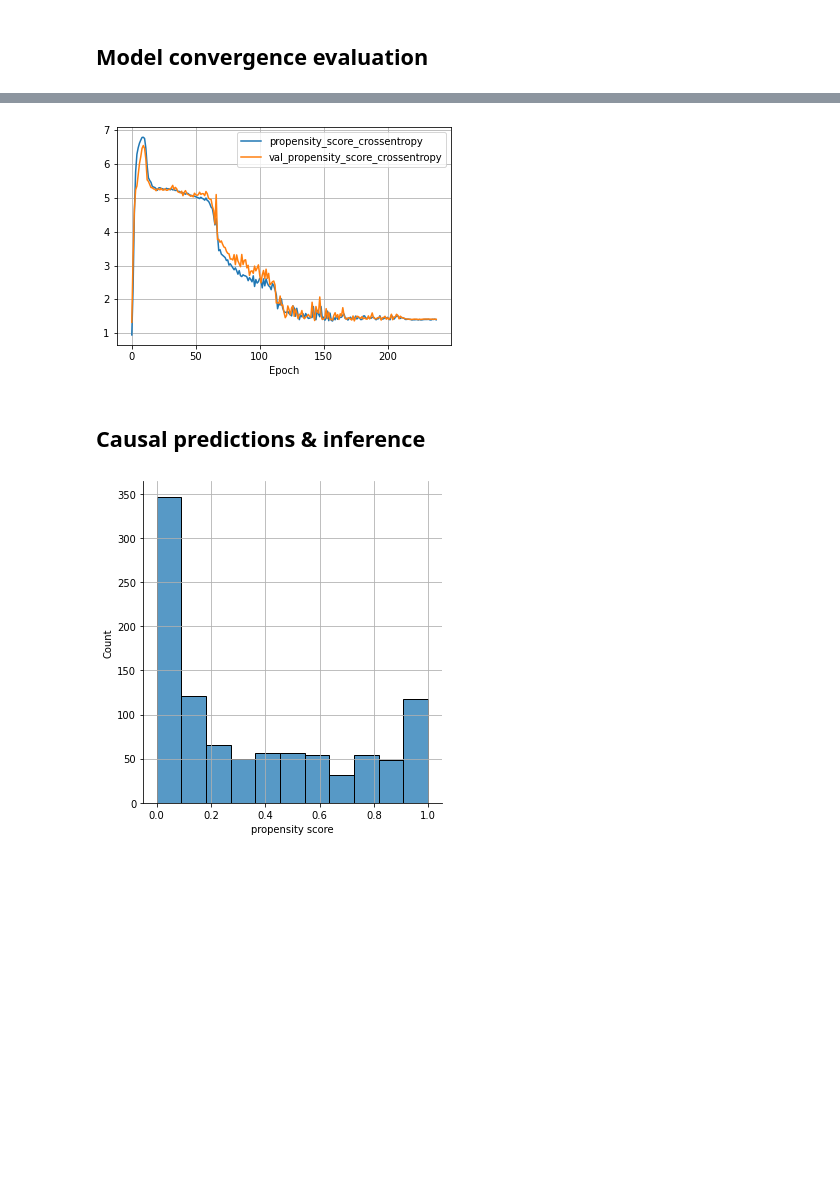
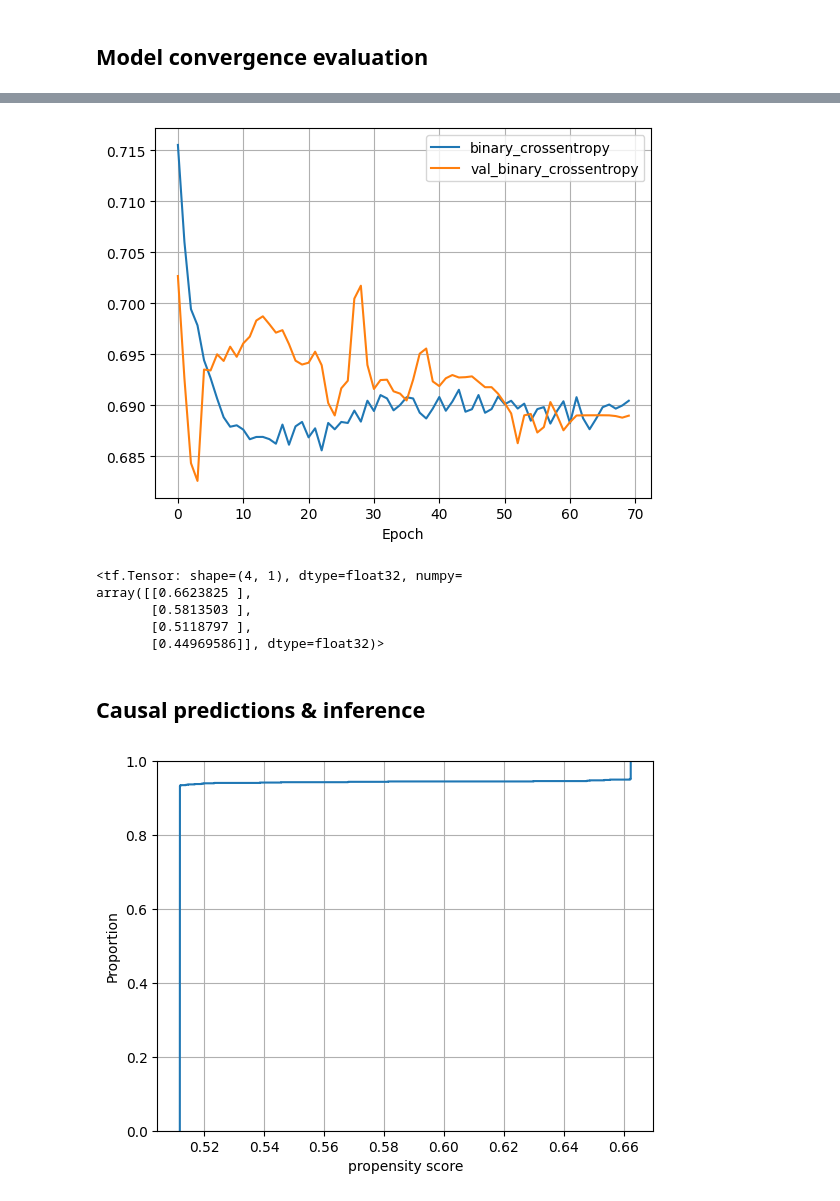
Before and after one commit to gmgeorg/pypsps, a Jupyter notebook: notebooks/pypsps_minimal_working_example.ipynb, the cells around one changed output, grey strips where cells are left out. Cells and saved outputs as stored; diff of their text form; code cells hidden in the pictures; blank space fills up the shorter version.

Commit message:
fix broadcasting and binary loss errors (#11)

```diff
--- a/notebooks/pypsps_minimal_working_example.ipynb
+++ b/notebooks/pypsps_minimal_working_example.ipynb
@@ -51,7 +40,9 @@ ks_data.naive_ate()
 # %%
 tf.random.set_seed(10)
 model = pypsps.keras.models.build_toy_model(
-    n_states=4, n_features=ks_data.n_features, compile=True, alpha=10.
+    n_states=4, n_features=ks_data.n_features, compile=True, alpha=10.,
+    learning_rate=0.02,
+    df_penalty_l1=10.
 )
 model.summary()
 # %% [output]
@@ -86,7 +89,7 @@ history = model.fit(inputs,
                     batch_size=64,
                     verbose=2,
                     validation_split=0.2,
-                    callbacks=pypsps.keras.models.recommended_callbacks(),
+                    callbacks=pypsps.keras.callbacks.recommended_callbacks(),
                    )
 # %% [output]
 Epoch 1/250
@@ -118,9 +137,17 @@ plt.grid()
 # %%
-pd.DataFrame(history.history)[["propensity_score_crossentropy", "val_propensity_score_crossentropy"]].plot()
+pd.DataFrame(history.history)[["binary_crossentropy", "val_binary_crossentropy"]].plot()
 plt.xlabel("Epoch")
 plt.grid()
 # %% [output]
-[figure, old version]
+[figure, new version]
+# %%
+model.layers[-2].state_conditional_means
+# %% [output]
+<tf.Tensor: shape=(4, 1), dtype=float32, numpy=
+array([[0.6623825 ],
+       [0.5813503 ],
+       [0.5118797 ],
+       [0.44969586]], dtype=float32)>
 # %% [markdown]
 ## Causal predictions & inference
 # %%
@@ -129,9 +158,9 @@ outcome_pred, const_scale, propensity_score, weights = pypsps.utils.split_y_pred
 # %%
-sns.displot(pd.Series(propensity_score.ravel()))
+sns.ecdfplot(pd.Series(propensity_score.ravel()))
 plt.xlabel("propensity score")
 plt.grid()
 # %% [output]
-[figure, old version]
+[figure, new version]
 # %%
 sns.heatmap(weights)
 # %% [output]
```
Also changed, not shown: parts of 19 cells of this notebook, 15 other files.
